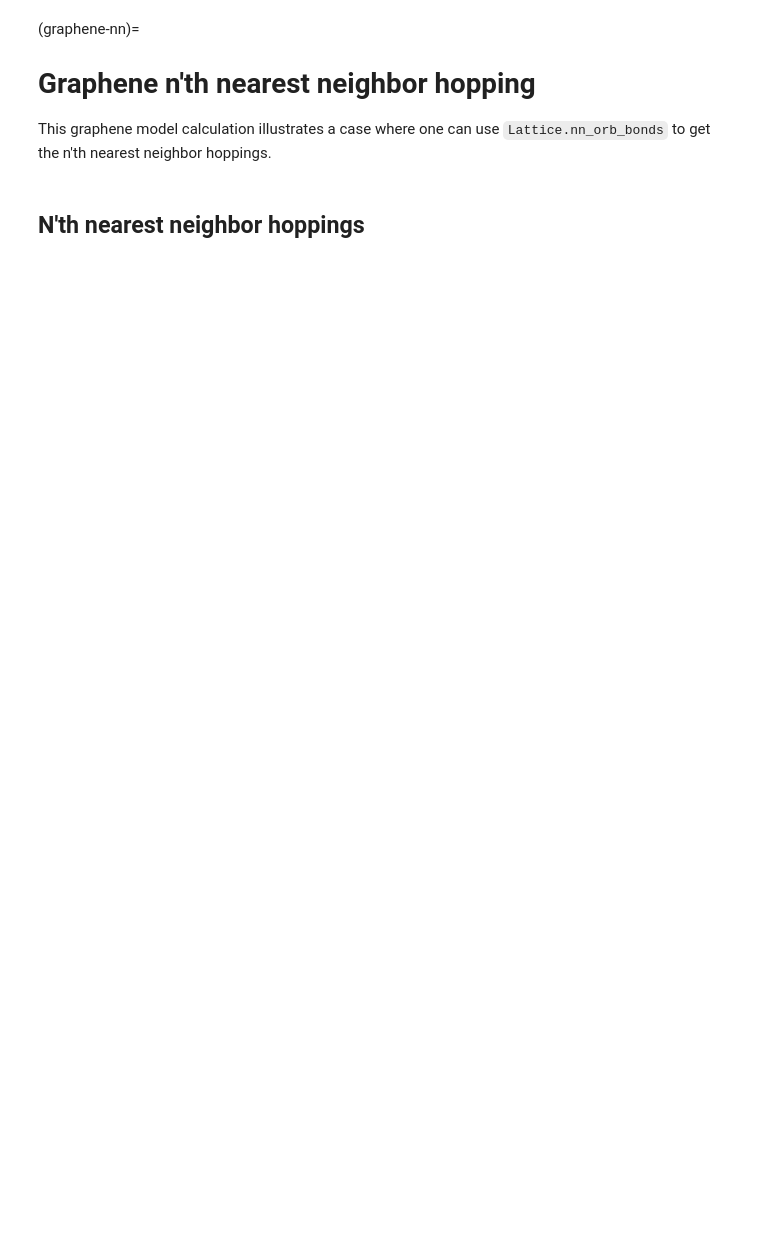
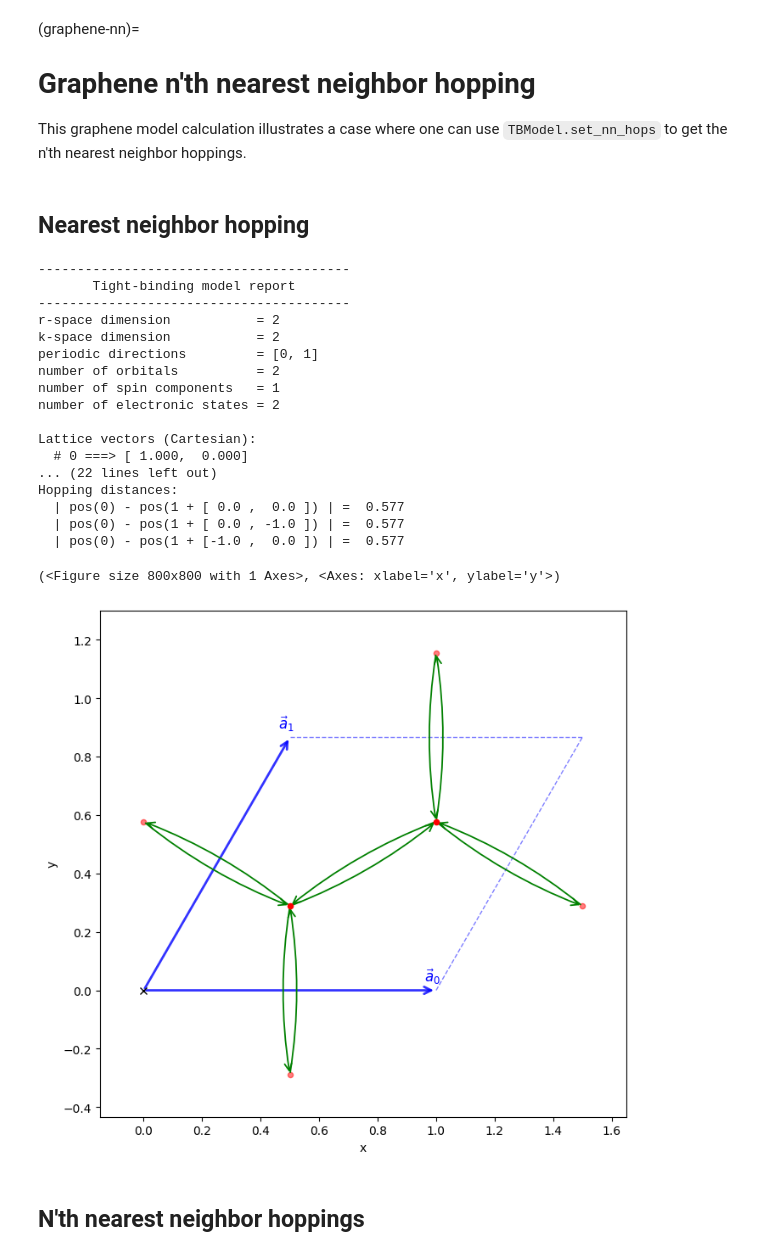
Before and after one commit to pythtb/pythtb, a Jupyter notebook: docs/source/examples_ipynb/nn_shells.ipynb, the cells around one changed output. Cells and saved outputs as stored; diff of their text form; code cells hidden in the pictures; blank space fills up the shorter version.

```diff
--- a/docs/source/examples_ipynb/nn_shells.ipynb
+++ b/docs/source/examples_ipynb/nn_shells.ipynb
@@ -2,7 +2,7 @@
 (graphene-nn)=
 # Graphene n'th nearest neighbor hopping
 
-This graphene model calculation illustrates a case where one can use `Lattice.nn_orb_bonds` to get the n'th nearest neighbor hoppings.
+This graphene model calculation illustrates a case where one can use `TBModel.set_nn_hops` to get the n'th nearest neighbor hoppings.
 # %%
 from pythtb import TBModel, WFArray, Mesh, Lattice
 import numpy as np
@@ -20,3 +15,33 @@ nn_model = TBModel(lat)
+# %% [markdown]
+## Nearest neighbor hopping
+# %%
+N = 1
+hops = [-np.exp(-t) for t in range(N)]
+
+nn_model = TBModel(lat)
+nn_model.set_nn_hops(hops)
+print(nn_model)
+nn_model.visualize()
+# %% [output]
+----------------------------------------
+       Tight-binding model report
+----------------------------------------
+r-space dimension           = 2
+k-space dimension           = 2
+periodic directions         = [0, 1]
+number of orbitals          = 2
+number of spin components   = 1
+number of electronic states = 2
+
+Lattice vectors (Cartesian):
+  # 0 ===> [ 1.000,  0.000]
+... (22 lines left out)
+Hopping distances:
+  | pos(0) - pos(1 + [ 0.0 ,  0.0 ]) | =  0.577
+  | pos(0) - pos(1 + [ 0.0 , -1.0 ]) | =  0.577
+  | pos(0) - pos(1 + [-1.0 ,  0.0 ]) | =  0.577
+(<Figure size 800x800 with 1 Axes>, <Axes: xlabel='x', ylabel='y'>)
+[figure, added]
 # %% [markdown]
 ## N'th nearest neighbor hoppings
 # %%
```
Also changed, not shown: parts of 25 cells of this notebook, 1 other file.
